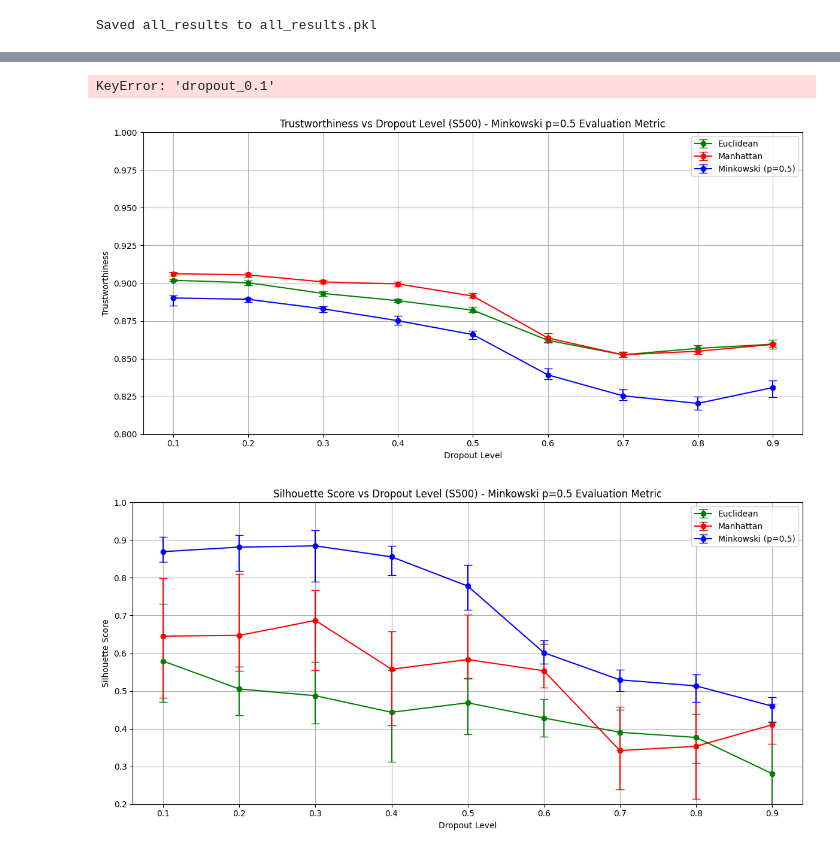
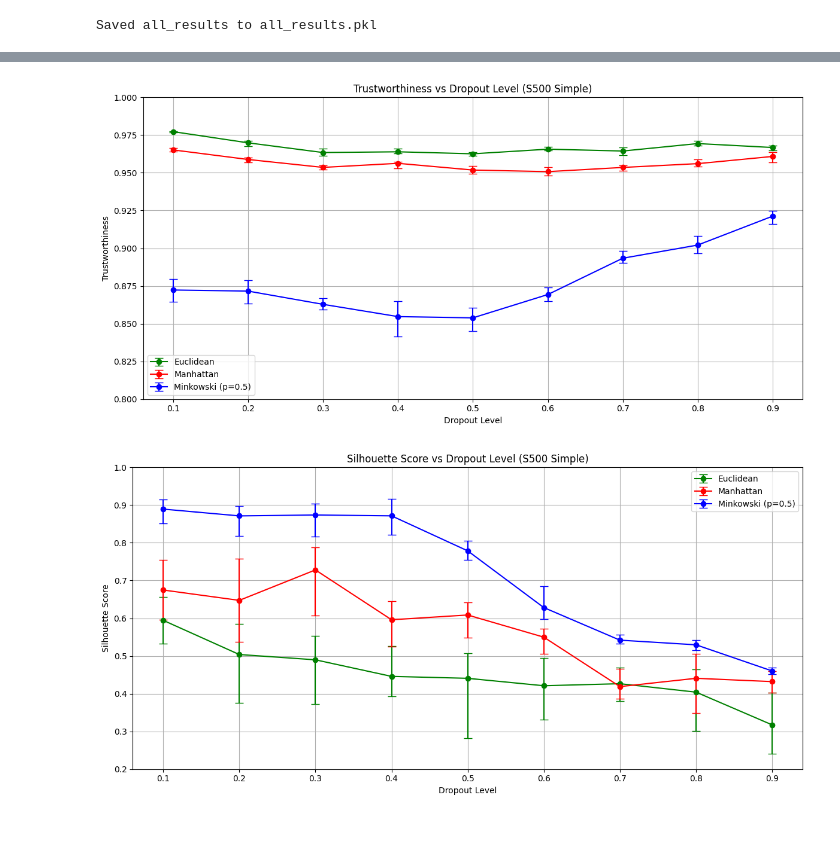
Before and after one commit to tryllekunstneren/Fagprojekt-KID, a Jupyter notebook: UMAPS/UMAP_S500/UMAP_ALL_S500.ipynb, the cells around one changed output, grey strips where cells are left out. Cells and saved outputs as stored; diff of their text form; code cells hidden in the pictures.

Commit message:
S500 for all dropouts

```diff
--- a/UMAPS/UMAP_S500/UMAP_ALL_S500.ipynb
+++ b/UMAPS/UMAP_S500/UMAP_ALL_S500.ipynb
@@ -6,26 +6,19 @@ from sklearn.manifold import trustworthiness
 from sklearn.metrics import silhouette_score
 from scipy.spatial import distance
 
-# Paths
 label_path = '../../data/S500/symsim_labels_20000genes_500cells_simple.csv'
 dropout_levels = [round(i / 10, 1) for i in range(1, 10)]
 
-# Load constant labels
+#load constant labels
 labels = pd.read_csv(label_path, index_col=0)
 labels.index = labels.index.astype(int)
 
 
-# Define custom Minkowski p=0.5 distance
-def minkowski_p05(u, v):
-    return distance.minkowski(u, v, p=0.5)
-
-# To collect results
 all_results = {}
 
 for dropout in dropout_levels:
     print(f"\n=== Dropout Level: {dropout} ===")
 
-    # Load counts
     data_path = f"../../data/S500/noise_dropout_{dropout}.csv"
     counts = pd.read_csv(data_path, index_col=0)
     if counts.shape[0] > counts.shape[1]:
@@ -56,11 +49,11 @@ for dropout in dropout_levels:
             sc.tl.umap(adata, random_state=None)
 
             # Trustworthiness
-            tw = trustworthiness(adata.X, adata.obsm['X_umap'], n_neighbors=15, metric=minkowski_p05)
+            tw = trustworthiness(adata.X, adata.obsm['X_umap'], n_neighbors=15, metric='euclidean')
             trustworthiness_scores.append(tw)
 
             # Silhouette Score
-            sil_score = silhouette_score(adata.obsm['X_umap'], adata.obs['cell_class'], metric=minkowski_p05)
+            sil_score = silhouette_score(adata.obsm['X_umap'], adata.obs['cell_class'], metric='euclidean')
             silhouette_scores.append(sil_score)
 
         metrics[metric] = {
@@ -75,9 +68,6 @@ for dropout in dropout_levels:
         }
 
     all_results[f"dropout_{dropout}"] = metrics
-
-# Now all_results contains full score summaries for all dropout levels and distance metrics
-# You can use it for plotting mean ± range (min/max) confidence-like intervals
 # %% [output]
 === Dropout Level: 0.1 ===
 Metric: euclidean, Run: 1/10
@@ -223,58 +131,8 @@ plt.show()
-# %%
-import matplotlib.pyplot as plt
-
-# Define dropout levels
-dropout_levels = [round(0.1 * i, 1) for i in range(1, 10)]
-x = dropout_levels
-
-# Extract metrics for plotting (Euclidean only)
-trust_means, trust_mins, trust_maxs = [], [], []
-sil_means, sil_mins, sil_maxs = [], [], []
-
-for d in dropout_levels:
-    entry = all_results[f"dropout_{d}"]['minkowski_0.5']
-    trust_means.append(entry['trustworthiness_mean'])
-    trust_mins.append(entry['trustworthiness_min'])
-    trust_maxs.append(entry['trustworthiness_max'])
-
-    sil_means.append(entry['silhouette_mean'])
-    sil_mins.append(entry['silhouette_min'])
-    sil_maxs.append(entry['silhouette_max'])
-
-# Plotting
-plt.figure(figsize=(12, 6))
-
-# Trustworthiness
-plt.plot(x, trust_means, color='green', label='Trustworthiness (mean)')
-plt.fill_between(x, trust_mins, trust_maxs, color='green', alpha=0.2, label='Trustworthiness (range)')
-
-# Silhouette
-plt.plot(x, sil_means, color='red', label='Silhouette Score (mean)')
-plt.fill_between(x, sil_mins, sil_maxs, color='red', alpha=0.2, label='Silhouette Score (range)')
-
-plt.xlabel("Dropout Level")
-plt.ylabel("Score")
-plt.title("UMAP Metrics vs Dropout Level (minkowski_0.5 Distance)")
-plt.legend()
-plt.grid(True)
-plt.tight_layout()
-plt.show()
-# %% [output]
-KeyError: 'dropout_0.1'
 # %%
-# Re-import necessary modules after code state reset
 import numpy as np
 import matplotlib.pyplot as plt
 
-# Simulated redefinition of all_results since the kernel was reset
-# This is a placeholder; in actual use, all_results should be reloaded from user context or files
 
-# --- Dummy placeholder (for execution) ---
-# In real use, this should be replaced with the actual `all_results` from earlier
-#all_results = {}  # <--- Replace this with actual data if needed
-# -----------------------------------------
-
-# Assuming the original user `all_results` is present:
 dropout_levels = [round(i, 1) for i in np.arange(0.1, 1.0, 0.1)]
 metrics_names = {
     'euclidean': 'Euclidean',
@@ -287,7 +145,6 @@ colors = {
     'minkowski_0.5': 'blue'
 }
 
-# Try to generate the plots
 if all_results:
     # Trustworthiness Plot
     plt.figure(figsize=(12, 6))
@@ -303,39 +160,39 @@ if all_results:
         trust_err_low = np.array(trust_means) - np.array(trust_mins)
         trust_err_high = np.array(trust_maxs) - np.array(trust_means)
         plt.errorbar(dropout_levels, trust_means, yerr=[trust_err_low, trust_err_high], label=metrics_names[metric], fmt='-o', capsize=5, color=colors[metric])
-    plt.title('Trustworthiness vs Dropout Level (S500) - Minkowski p=0.5 Evaluation Metric')
+    plt.title('Trustworthiness vs Dropout Level (S500 Simple)')
     plt.xlabel('Dropout Level')
     plt.ylabel('Trustworthiness')
     plt.ylim(0.8, 1.0)
     plt.legend()
     plt.grid(True)
     plt.tight_layout()
     plt.show()
 
     # Silhouette Plot
     plt.figure(figsize=(12, 6))
     for metric in metrics_names:
         sil_means = []
         sil_mins = []
         sil_maxs = []
         for d in dropout_levels:
             entry = all_results[f"dropout_{d}"][metric]
             sil_means.append(entry['silhouette_mean'])
             sil_mins.append(entry['silhouette_min'])
             sil_maxs.append(entry['silhouette_max'])
         sil_err_low = np.array(sil_means) - np.array(sil_mins)
         sil_err_high = np.array(sil_maxs) - np.array(sil_means)
         plt.errorbar(dropout_levels, sil_means, yerr=[sil_err_low, sil_err_high], label=metrics_names[metric], fmt='-o', capsize=5, color=colors[metric])
-    plt.title('Silhouette Score vs Dropout Level (S500) - Minkowski p=0.5 Evaluation Metric')
+    plt.title('Silhouette Score vs Dropout Level (S500 Simple)')
     plt.xlabel('Dropout Level')
     plt.ylabel('Silhouette Score')
     plt.ylim(0.2, 1.0)
     plt.legend()
     plt.grid(True)
     plt.tight_layout()
     plt.show()
 else:
     print("`all_results` not found. Please re-run the metric calculations or reload the saved data.")
 # %% [output]
-[figure, old version]
+[figure, new version]
-[figure, old version]
+[figure, new version]
```
Also changed, not shown: parts of 3 cells of this notebook, 1 other file.
